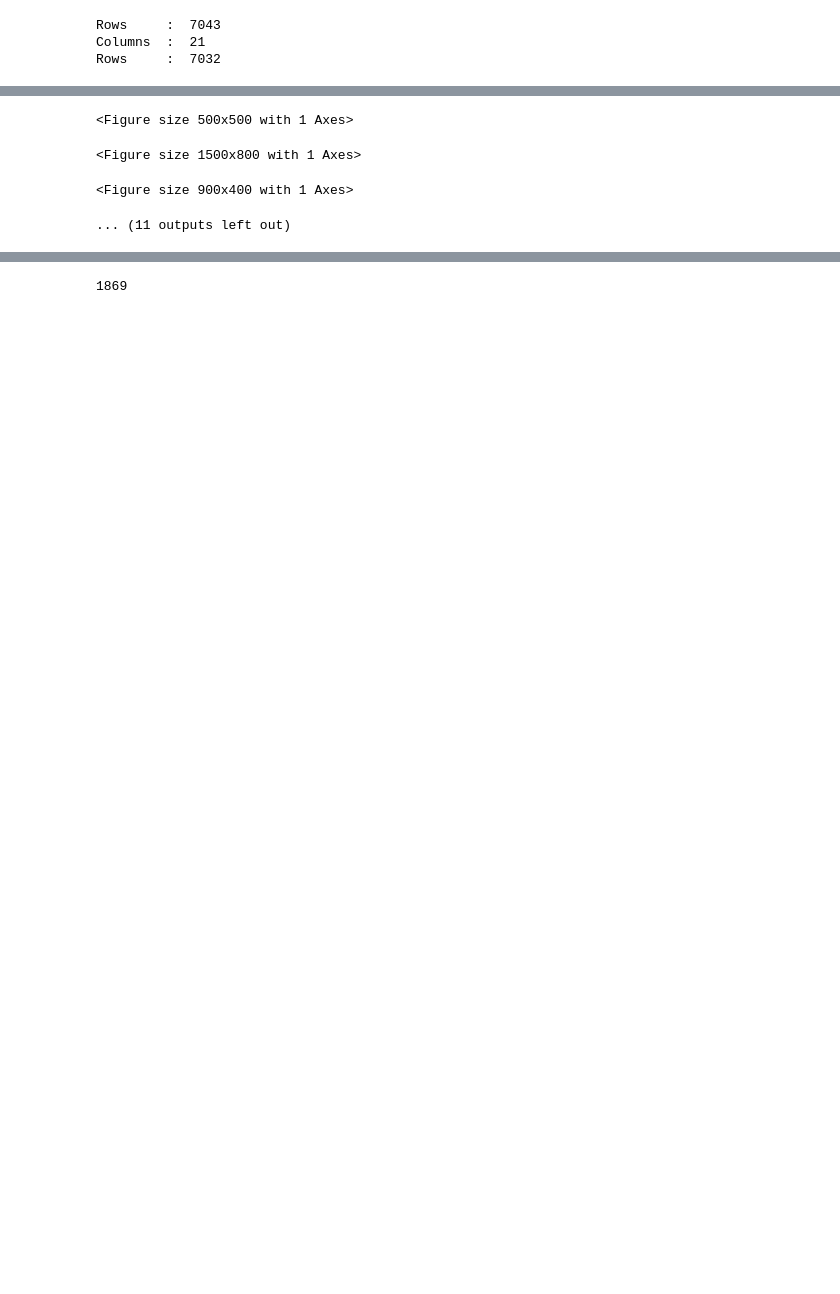
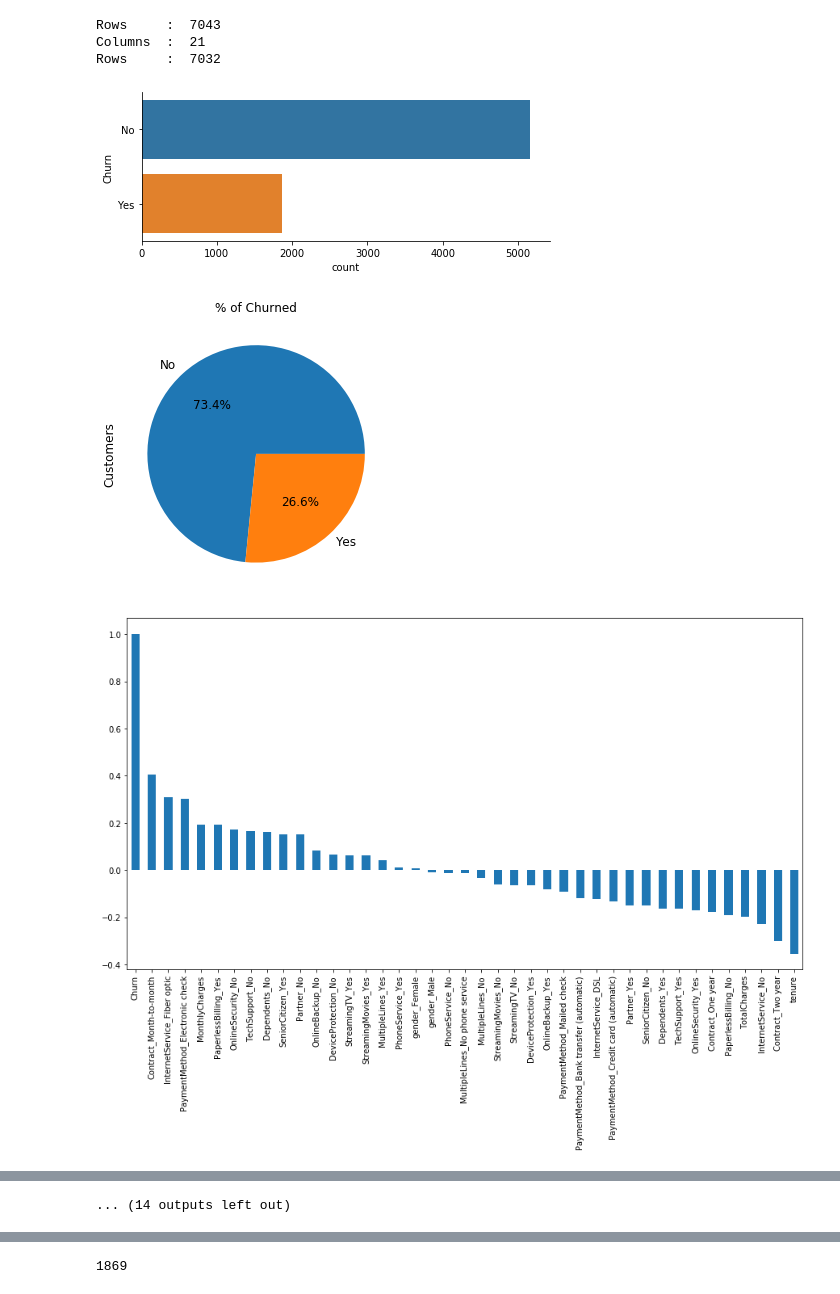
Before and after one commit to smarty1palak/Customer_Churn_Prediction, a Jupyter notebook: Random Forest.ipynb, the cells around one changed output, grey strips where cells are left out. Cells and saved outputs as stored; diff of their text form; code cells hidden in the pictures; blank space fills up the shorter version.

```diff
--- a/Random Forest.ipynb
+++ b/Random Forest.ipynb
@@ -1,11 +1,14 @@
 # %%
 %run Data_Analysis.ipynb
 # telcompos= df.loc[telcom1['Churn'] == 1]
 # telcomneg= df.loc[telcom1['Churn'] == 0]
-telcom1 = telcom1.values.tolist()
+#telcom1 = telcom1.values.tolist()
 # telcompos= telcompos.values.tolist()
 # telcomneg= telcomneg.values.tolist()
 # %% [output]
 Rows     :  7043
 Columns  :  21
 Rows     :  7032
+[figure, added]
+[figure, added]
+[figure, added]
@@ -20,4 +23 @@ Rows     :  7032
-<Figure size 500x500 with 1 Axes>
+... (14 outputs left out)
-<Figure size 1500x800 with 1 Axes>
-<Figure size 900x400 with 1 Axes>
-... (11 outputs left out)
```
Also changed, not shown: parts of 12 cells of this notebook, 8 other files.
